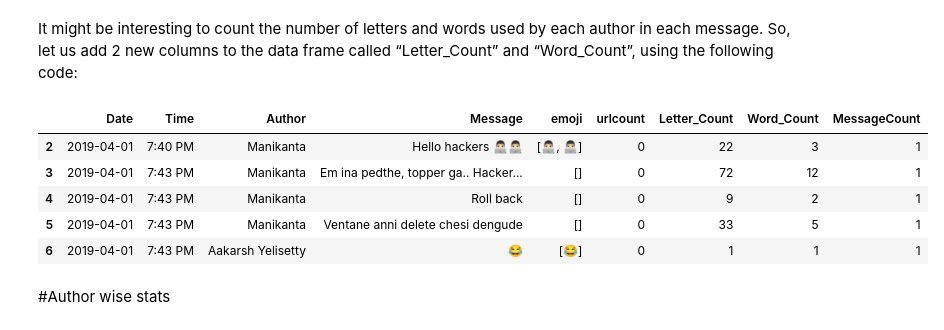
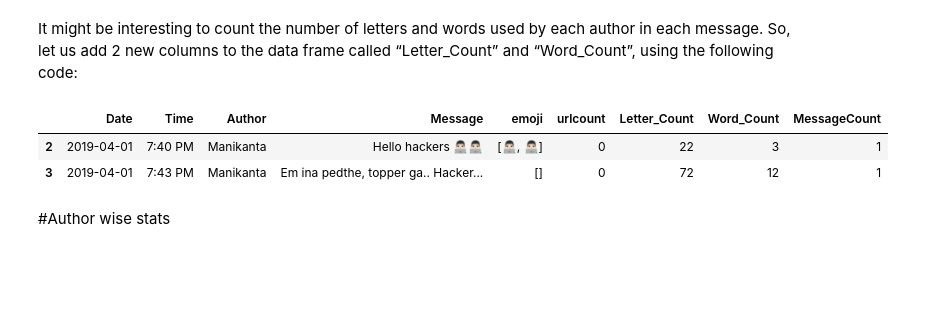
Before and after one commit to kurasaiteja/Whatsapp-Analysis, a Jupyter notebook: Whatsapp_Group_Chat_Analysis_for_Android.ipynb, the cells around one changed output. Drawn from its saved outputs; the diff is of its cells as text; code cells hidden in the pictures; blank space fills up the shorter version.

```diff
--- a/Whatsapp_Group_Chat_Analysis_for_Android.ipynb
+++ b/Whatsapp_Group_Chat_Analysis_for_Android.ipynb
@@ -268,14 +276,11 @@ messages_df['Letter_Count'] = messages_df['Message'].apply(lambda s : len(s))
 messages_df['Word_Count'] = messages_df['Message'].apply(lambda s : len(s.split(' ')))
 messages_df["MessageCount"]=1
 # %%
-messages_df.head()
+messages_df.head(2)
 # %% [output]
 |  | Date | Time | Author | Message | emoji | urlcount | Letter_Count | Word_Count | MessageCount |
 | 2 | 2019-04-01 | 7:40 PM | Manikanta | Hello hackers 👨🏻‍💻👨🏻‍💻 | [👨🏻‍💻, 👨🏻‍💻] | 0 | 22 | 3 | 1 |
 | 3 | 2019-04-01 | 7:43 PM | Manikanta | Em ina pedthe, topper ga.. Hacker... | [] | 0 | 72 | 12 | 1 |
-| 4 | 2019-04-01 | 7:43 PM | Manikanta | Roll back | [] | 0 | 9 | 2 | 1 |
-| 5 | 2019-04-01 | 7:43 PM | Manikanta | Ventane anni delete chesi dengude | [] | 0 | 33 | 5 | 1 |
-| 6 | 2019-04-01 | 7:43 PM | Aakarsh Yelisetty | 😂 | [😂] | 0 | 1 | 1 | 1 |
 # %%
 messages_df["emojicount"]= df['emoji'].str.len()
 # %% [markdown]
```
Also changed, not shown: parts of 5 cells of this notebook.
